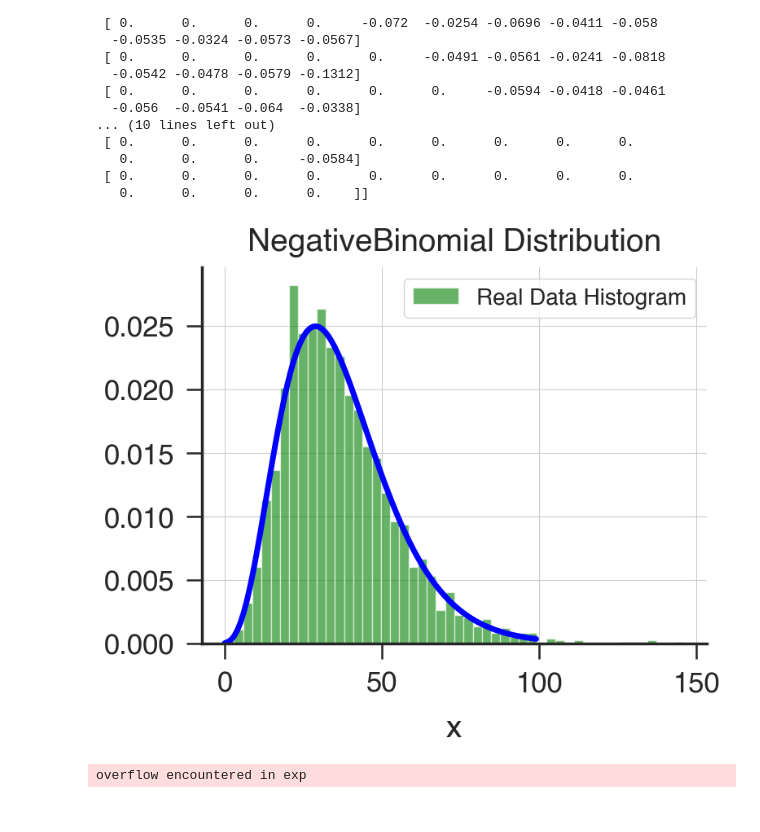
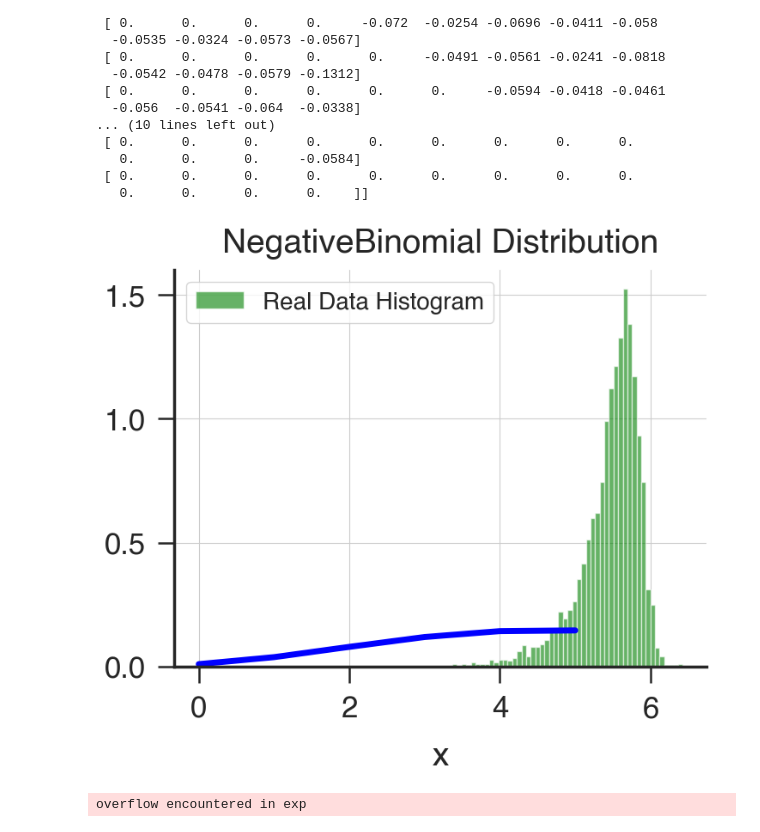
Before and after one commit to LaiquendiJ/UROP-2024-Summer, a Jupyter notebook: bivariate.ipynb, the cells around one changed output. Drawn from its saved outputs; the diff is of its cells as text; code cells hidden in the pictures.

```diff
--- a/bivariate.ipynb
+++ b/bivariate.ipynb
@@ -275,7 +275,8 @@ overflow encountered in exp
 # %%
 from scipy.special import gammaln
 from scipy.stats import truncnorm
-y = data1_cd4['MT-ATP8']
+name_0 = 'MT-ATP8'
+y = data1_cd4[name_0]
 N = len(y)
 x = np.ones(N)
 def nb_acceptance_ratio(theta, theta_p, y, N):
@@ -301,13 +302,13 @@ def truncnorm_prop(x, sigma): # proposal for r (non-negative)
 n_iter = 20000
 burn_in = 10000
 
-sigma_beta = 0.5
-sigma_r = 0.5
+sigma_beta = 0.1
+sigma_r = 0.1
 
 def metropolis_hastings(n_iter, burn_in, thin=5):
 
-    trace = np.zeros((n_iter, 2)) # ordered beta_0 beta_1 r
-    trace[0,:] = np.array([5.,1.])
+    trace = np.zeros((n_iter, 2)) # ordered beta, r
+    trace[0,:] = np.array([250.,10.])
     acceptance_rate = np.zeros(n_iter)
     # store previous mu to avoid calculating each time
     mu = trace[0,0]
@@ -326,16 +327,13 @@ def metropolis_hastings(n_iter, burn_in, thin=5):
         alpha = nb_acceptance_ratio((mu, theta[1]),
                                     (mu_p, theta_p[1]), y, N)
 
-        u = np.log(np.random.uniform(0., 1.))*10
-
+        u = np.log(np.random.uniform(0., 1.))
         if u < alpha:
             trace[i,:] = theta_p
             mu = mu_p
             acceptance_rate[i-1] = 1
         else:
-
             trace[i,:] = theta
-
 
     print( "Acceptance rate: %.2f" % acceptance_rate[burn_in:].mean())
     return trace[burn_in::thin,:]
@@ -436,4 +434,25 @@ sns.histplot(trace[1],ax=ax)
 ax.set_ylabel("PDF")
 ax.set_xlabel(labels[1])
 f.tight_layout()
+
+
+col_means[0] = trace[1].mean()
+col_means[1] = p.mean()
+# Compute the Gamma distribution PDF values
+# x = np.array(range(0,round(data1_cd4[name_0].max())))
+x = np.array(range(0,600))
+ # pmf = [stats.nbinom.pmf(i, n=col_means[0], p=col_means[1]) for i in x]
+pmf = [stats.nbinom.pmf(i, n=9.335, p=0.036) for i in x]
+
+# Plot the Gamma distribution
+plt.figure(figsize=(8, 6))
+plt.plot(x, pmf,  color='b')
+
+plt.hist(data1_cd4['MT-ATP8'],  bins=50,density=True, alpha=0.6, color='g', label='Real Data Histogram')
+
+plt.title('NegativeBinomial Distribution')
+plt.xlabel('x')
+plt.legend()
+plt.grid(True)
+plt.show()
 # %% [output]
@@ -581,24 +615,24 @@ print(cor-cor_i)
  [ 0.      0.      0.      0.      0.      0.      0.      0.      0.
    0.      0.      0.      0.    ]]
 # %%
-x = np.array(range(0,100))
+x = np.array(range(0,6))
 col_means[0] = 5
 col_means[1] = 0.12
 # Compute the Gamma distribution PDF values
-pmf = [stats.nbinom.pmf(i, n=col_means[0], p=col_means[1]) for i in x]
+pmf = [stats.nbinom.pmf(i, n=13, p=0.7) for i in x]
 
 # Plot the Gamma distribution
 plt.figure(figsize=(8, 6))
 plt.plot(x, pmf,  color='b')
-plt.hist(data1_cd4[['MT-CO1']],  bins=50,density=True, alpha=0.6, color='g', label='Real Data Histogram')
+plt.hist(np.log(data1_cd4[['MT-ATP8']][data1_cd4['MT-ATP8'] != 0]),  bins=50,density=True, alpha=0.6, color='g', label='Real Data Histogram')
 
 plt.title('NegativeBinomial Distribution')
 plt.xlabel('x')
 plt.legend()
 plt.grid(True)
 plt.show()
 # %% [output]
-[figure, old version]
+[figure, new version]
 # %%
 
 
```
Also changed, not shown: parts of 6 cells of this notebook, 5 other files.
